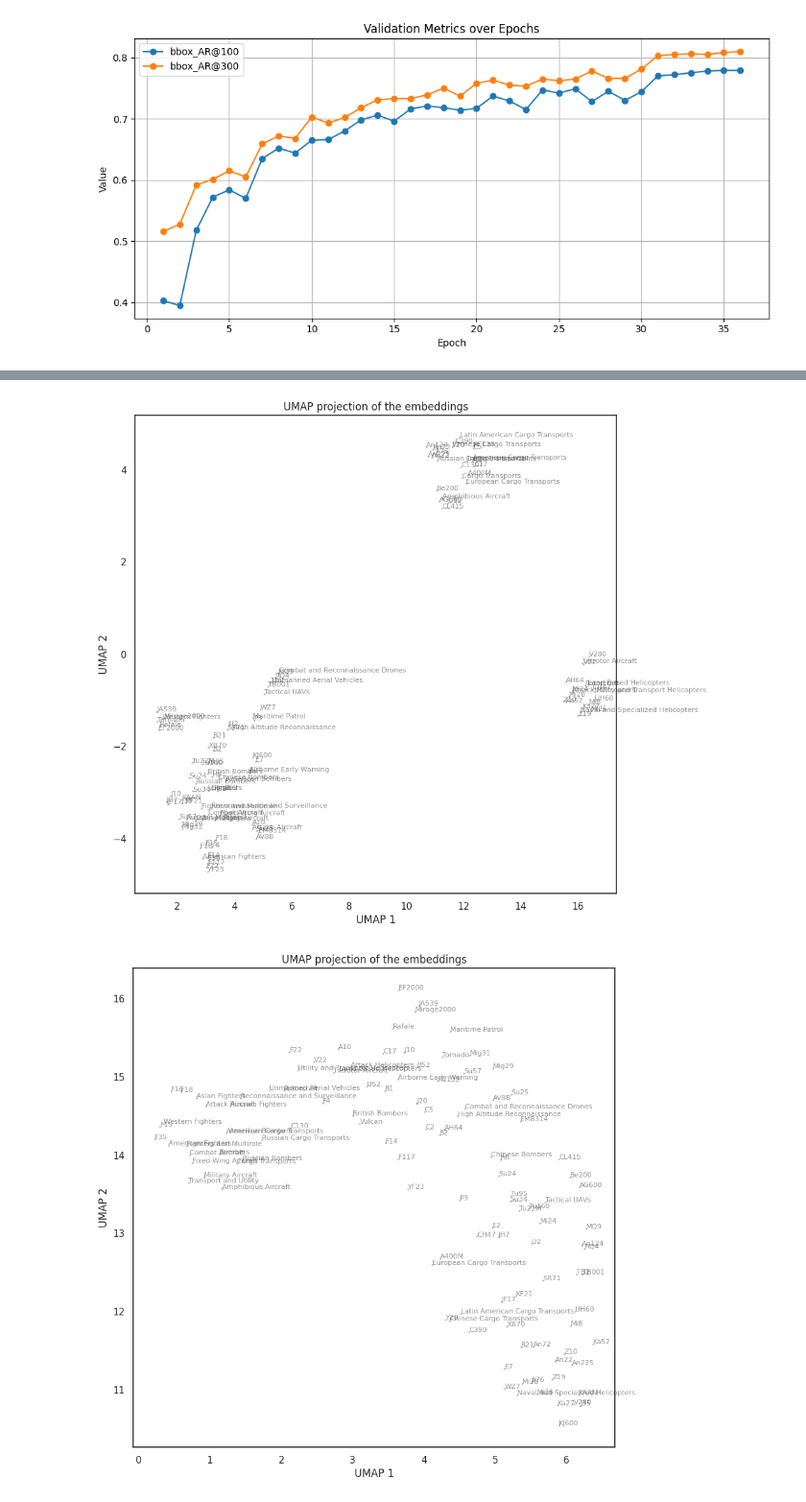
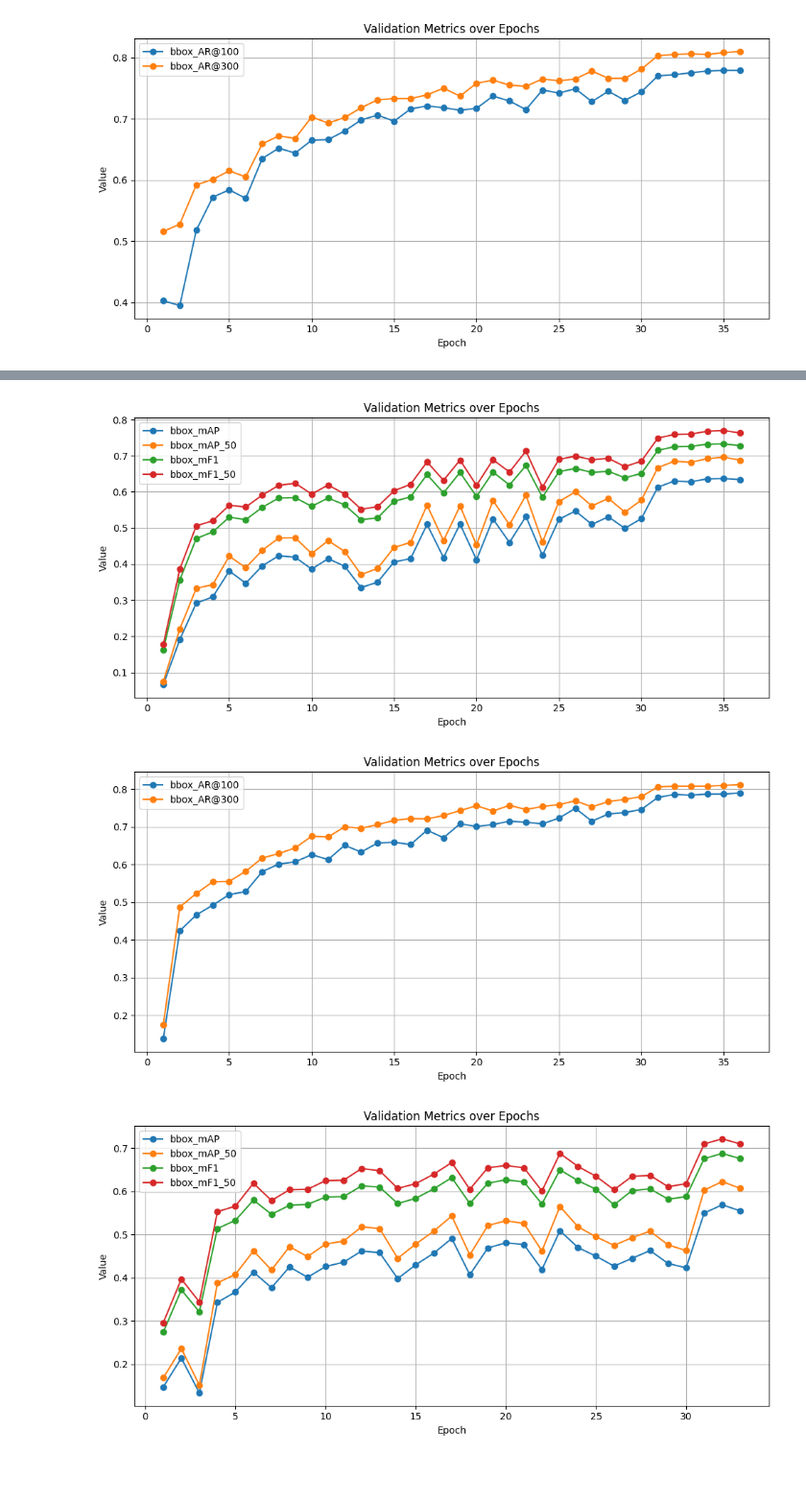
Before and after one commit to Gogonemnem/hierarchical-object-detection, a Jupyter notebook: notebooks/runs.ipynb, the cells around one changed output, grey strips where cells are left out. Shown at 96% size. Saved outputs shown, nothing was run; the diff lists cells and outputs as text; code cells hidden in the pictures; blank space fills up the shorter version.

```diff
--- a/tests.ipynb
+++ b/notebooks/runs.ipynb
@@ -346,10 +279,18 @@ plot_embeddings_umap(path, ann_file)
-# %%
-path = "work_dirs/dino-4scale_r50_improved_8xb2_hier-aircraft-3x-cost-entail-full/epoch_36.pth"
-plot_embeddings_umap(path, ann_file)
-# %% [output]
-[figure, removed]
-# %%
-path = "work_dirs/dino-4scale_r50_improved_8xb2_hier-aircraft-2x-cost-entail/epoch_2.pth"
-plot_embeddings_umap(path, ann_file)
-# %% [output]
-[figure, removed]
+# %%
+# Embedding Reverse 3X Sigmoid HBL Cost
+log_files = [
+    "../work_dirs/dino-4scale_r50_improved_8xb2_hier-aircraft-3x-cost/20250512_012240/vis_data/scalars.json"
+]
+plot_metrics(log_files, metrics_to_track=["coco/bbox_mAP", "coco/bbox_mAP_50", "coco/bbox_mF1", "coco/bbox_mF1_50"])
+plot_metrics(log_files, metrics_to_track=["coco/bbox_AR@100", "coco/bbox_AR@300"])
+
+# HypEmbedding 3X HBL Cost
+log_files = [
+    "../work_dirs/dino-4scale_r50_improved_8xb2_hier-aircraft/20250514_140310/vis_data/scalars.json"
+]
+plot_metrics(log_files, metrics_to_track=["coco/bbox_mAP", "coco/bbox_mAP_50", "coco/bbox_mF1", "coco/bbox_mF1_50"])
+plot_metrics(log_files, metrics_to_track=["coco/bbox_AR@100", "coco/bbox_AR@300"])
+# %% [output]
+[figure, added]
+[figure, added]
+[figure, added]
```
Also changed, not shown: parts of 12 cells of this notebook, 3 other files.
